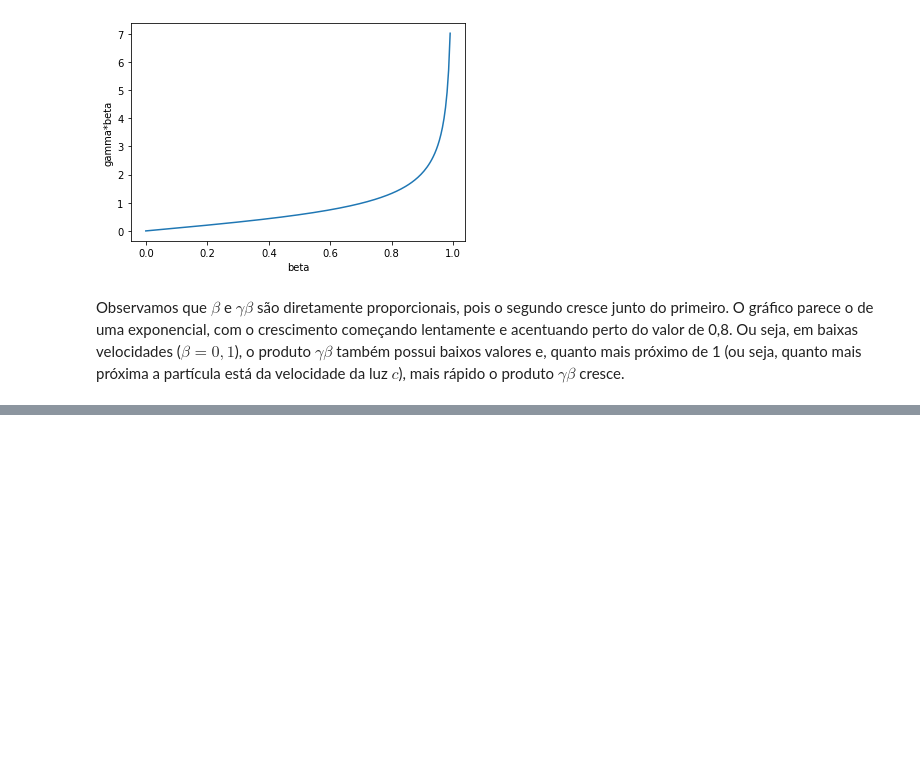
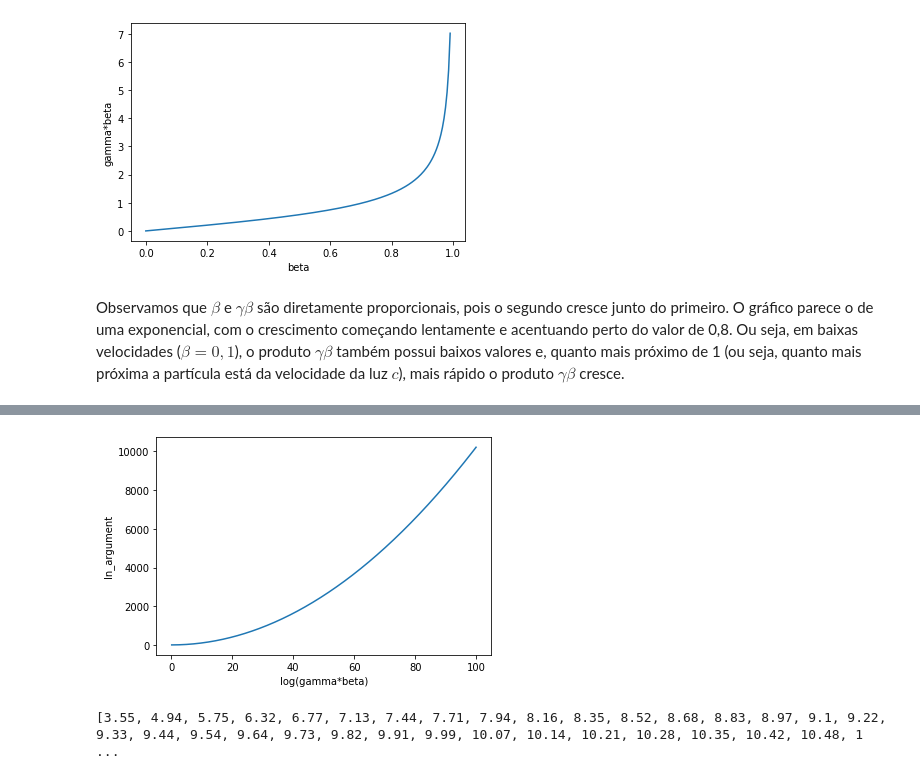
Before and after one commit to fernanda0402/Python, a Jupyter notebook: Projeto_1_FernandaA_Flavia_Victor.ipynb, the cells around one changed output, grey strips where cells are left out. Saved outputs shown, nothing was run; the diff lists cells and outputs as text; code cells hidden in the pictures; blank space fills up the shorter version.

```diff
--- a/Projeto_1_FernandaA_Flavia_Victor.ipynb
+++ b/Projeto_1_FernandaA_Flavia_Victor.ipynb
@@ -167,0 +163,13 @@ TypeError: ignored
+# %%
+plt.plot(loggammabeta,lnArgumentList)
+plt.xlabel("log(gamma*beta)")
+plt.ylabel("ln_argument")
+plt.show()
+# %% [output]
+[figure, added]
+# %%
+#8
+#Plote o conteúdo dos colchetes versus \Gamma\Beta usando o mesmo espaçamento do vetor de log para o argumento x.
+print(colcheteslist)
+# %% [output]
+[3.55, 4.94, 5.75, 6.32, 6.77, 7.13, 7.44, 7.71, 7.94, 8.16, 8.35, 8.52, 8.68, 8.83, 8.97, 9.1, 9.22, 9.33, 9.44, 9.54, 9.64, 9.73, 9.82, 9.91, 9.99, 10.07, 10.14, 10.21, 10.28, 10.35, 10.42, 10.48, 1 ...
```
Also changed, not shown: parts of 11 cells of this notebook.
